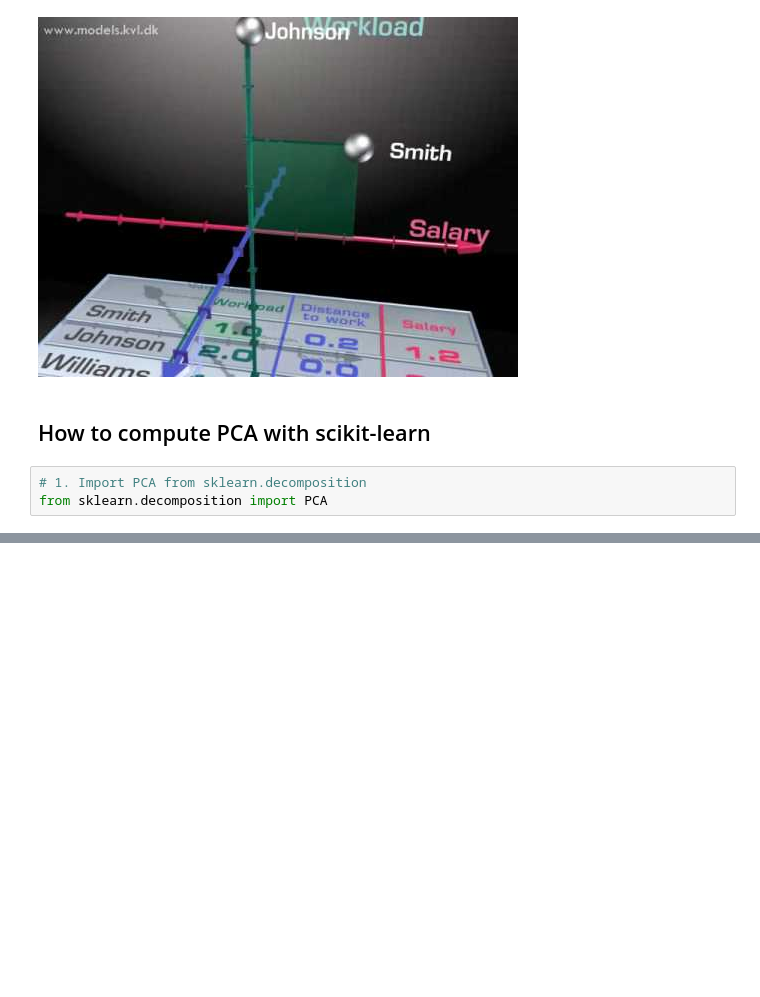
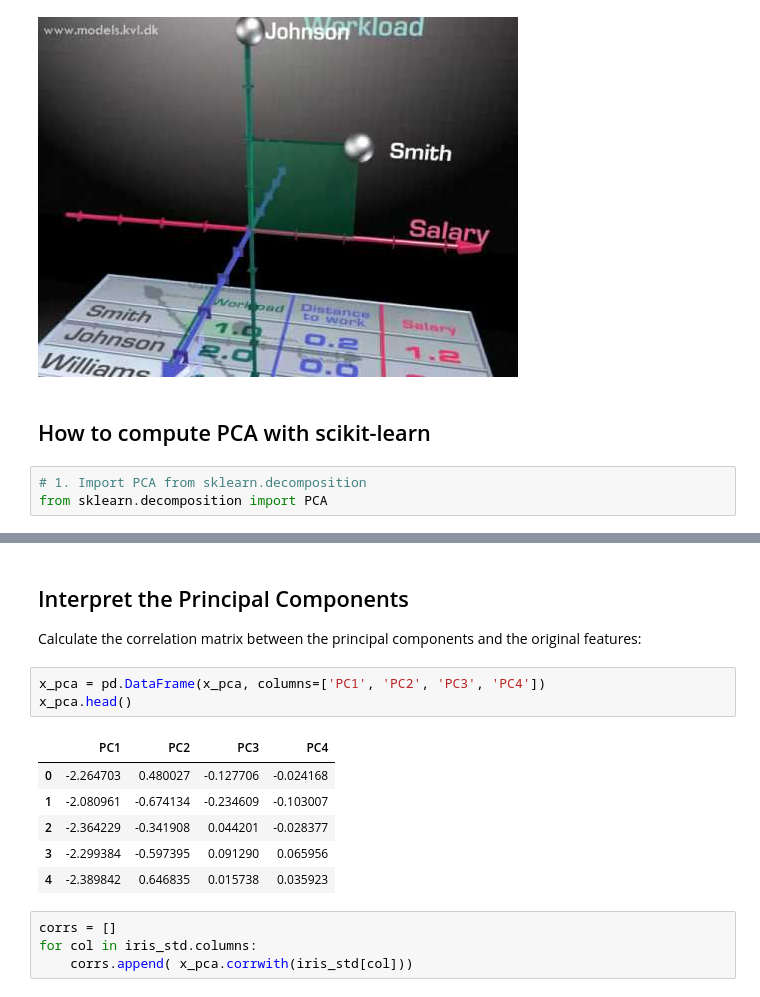
Before and after one commit to BielStela/Curs_UB, a Jupyter notebook: dia_4/dimensionality/PCA.ipynb, the cells around one changed output, grey strips where cells are left out. Cells and saved outputs as stored; diff of their text form; blank space fills up the shorter version.

```diff
--- a/dia_4/dimensionality/PCA.ipynb
+++ b/dia_4/dimensionality/PCA.ipynb
@@ -243,0 +240,18 @@ array([[ 6.76769235e-01,  5.97386015e-02],
+# %% [markdown]
+## Interpret the Principal Components
+
+Calculate the correlation matrix between the principal components and the original features:
+# %%
+x_pca = pd.DataFrame(x_pca, columns=['PC1', 'PC2', 'PC3', 'PC4'])
+x_pca.head()
+# %% [output]
+|  | PC1 | PC2 | PC3 | PC4 |
+| 0 | -2.264703 | 0.480027 | -0.127706 | -0.024168 |
+| 1 | -2.080961 | -0.674134 | -0.234609 | -0.103007 |
+| 2 | -2.364229 | -0.341908 | 0.044201 | -0.028377 |
+| 3 | -2.299384 | -0.597395 | 0.091290 | 0.065956 |
+| 4 | -2.389842 | 0.646835 | 0.015738 | 0.035923 |
+# %%
+corrs = []
+for col in iris_std.columns:
+    corrs.append( x_pca.corrwith(iris_std[col]))
```
Also changed, not shown: parts of 12 cells of this notebook, 2 other files.
